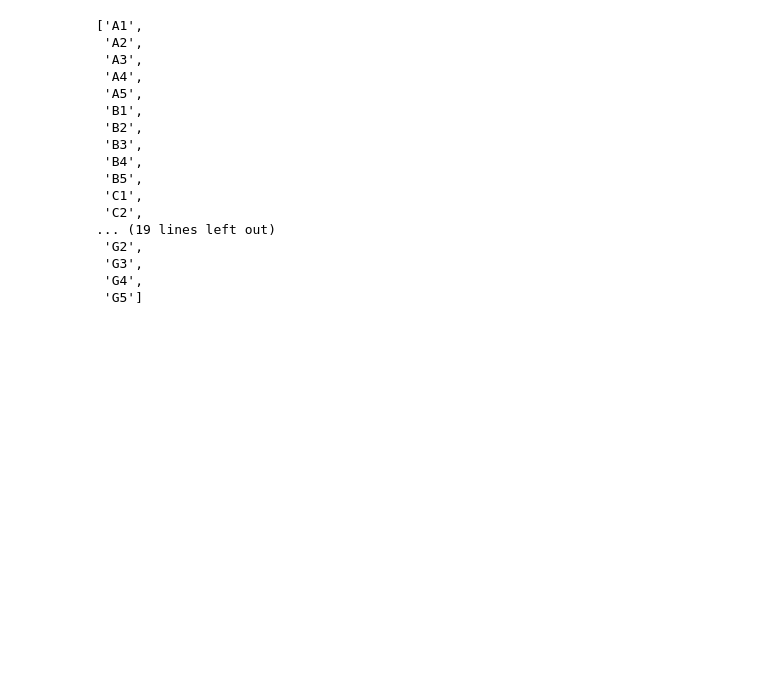
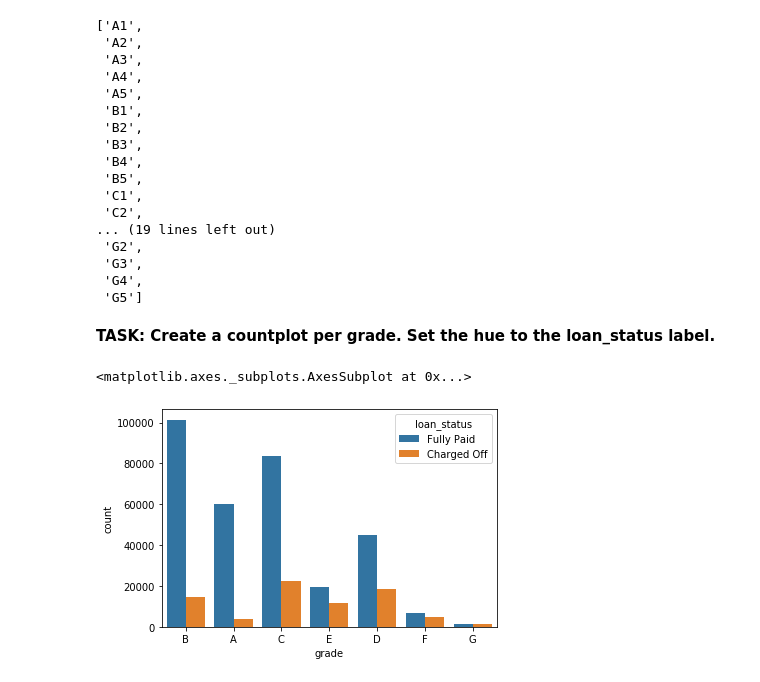
Before and after one commit to GkouskosV/Python-for-Data-Science-and-Machine-Learning-Bootcamp, a Jupyter notebook: Deep_Learning_Sections/Keras_LendingClub_API_Project.ipynb, the cells around one changed output. Cells and saved outputs as stored; diff of their text form; code cells hidden in the pictures; blank space fills up the shorter version.

Commit message:
keras api visualization 2

```diff
--- a/Deep_Learning_Sections/Keras_LendingClub_API_Project.ipynb
+++ b/Deep_Learning_Sections/Keras_LendingClub_API_Project.ipynb
@@ -378,3 +378,10 @@ list(sorted(df['sub_grade'].unique()))
  'G3',
  'G4',
  'G5']
+# %% [markdown]
+**TASK: Create a countplot per grade. Set the hue to the loan_status label.**
+# %%
+sns.countplot(x='grade',data=df, hue='loan_status')
+# %% [output]
+<matplotlib.axes._subplots.AxesSubplot at 0x...>
+[figure, added]
```
Also changed, not shown: parts of 5 cells of this notebook.
